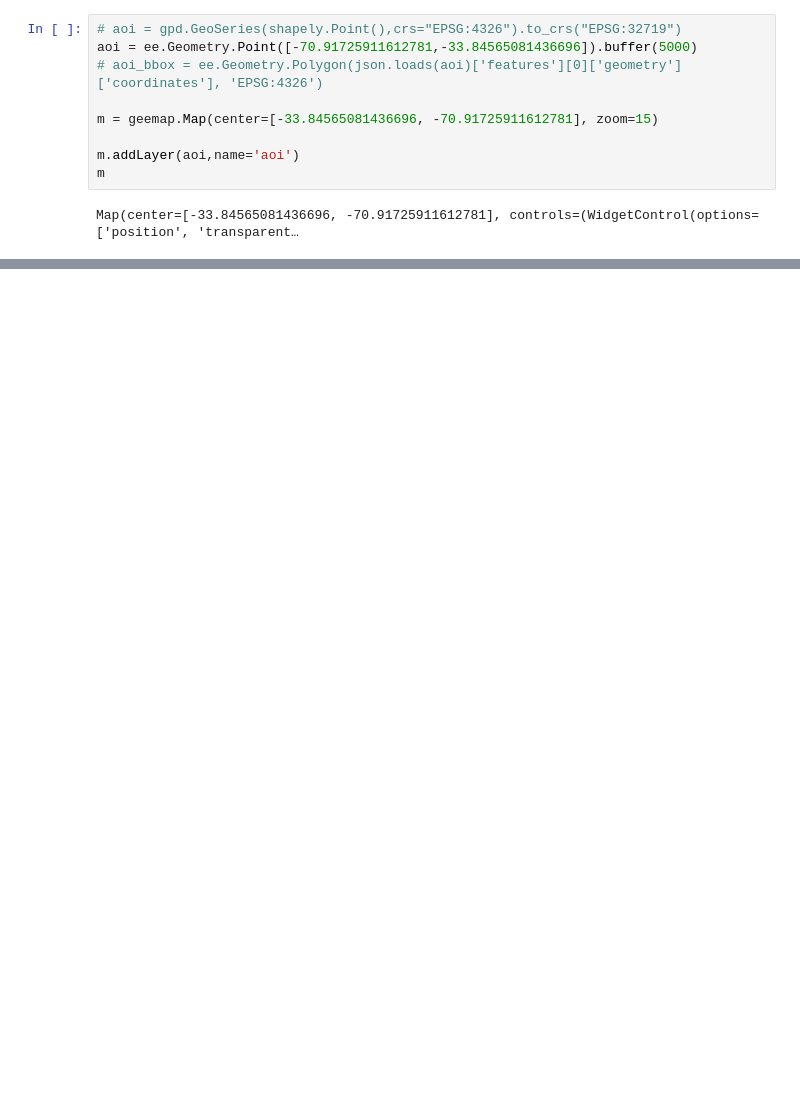
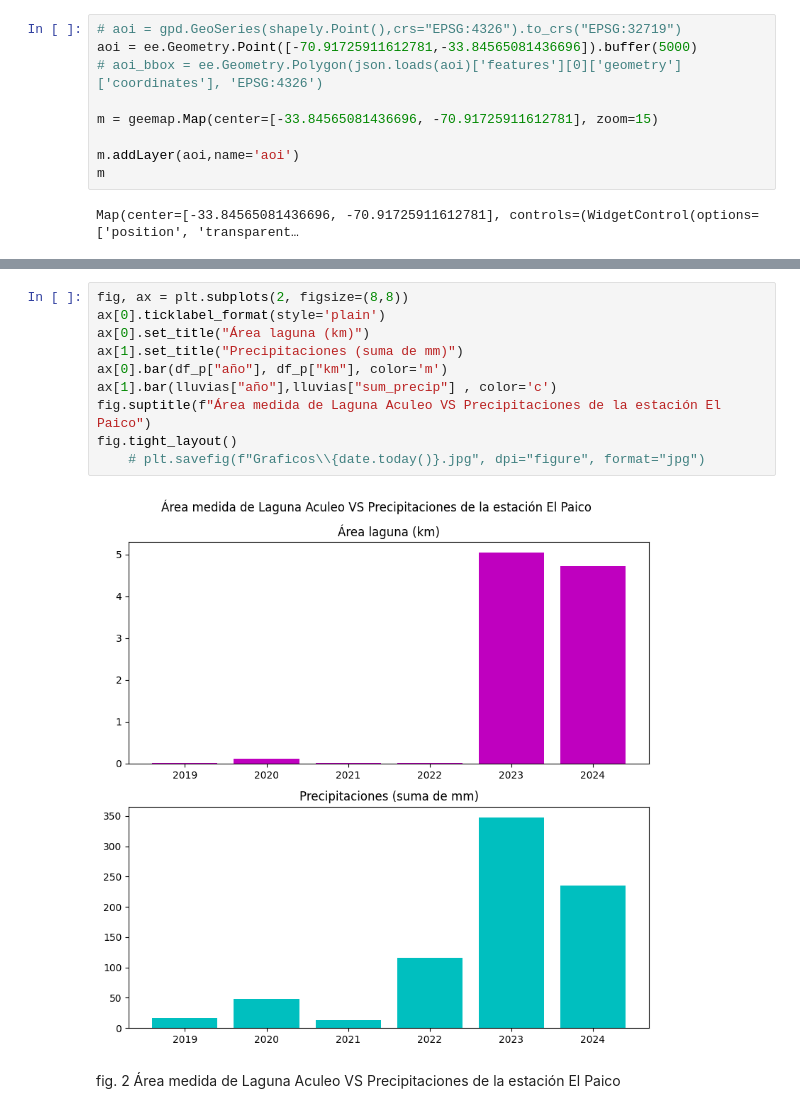
Before and after one commit to cristobalstrange/AnalisisLagunaAculeo, a Jupyter notebook: main.ipynb, the cells around one changed output, grey strips where cells are left out. Drawn from its saved outputs; the diff is of its cells as text; blank space fills up the shorter version.

```diff
--- a/main.ipynb
+++ b/main.ipynb
@@ -54,0 +213,14 @@ Map
+# %%
+fig, ax = plt.subplots(2, figsize=(8,8))
+ax[0].ticklabel_format(style='plain')
+ax[0].set_title("Área laguna (km)")
+ax[1].set_title("Precipitaciones (suma de mm)")
+ax[0].bar(df_p["año"], df_p["km"], color='m')
+ax[1].bar(lluvias["año"],lluvias["sum_precip"] , color='c')
+fig.suptitle(f"Área medida de Laguna Aculeo VS Precipitaciones de la estación El Paico")
+fig.tight_layout()
+    # plt.savefig(f"Graficos\\{date.today()}.jpg", dpi="figure", format="jpg")
+# %% [output]
+[figure, added]
+# %% [markdown]
+fig. 2 Área medida de Laguna Aculeo VS Precipitaciones de la estación El Paico
```
Also changed, not shown: parts of 17 cells of this notebook.
